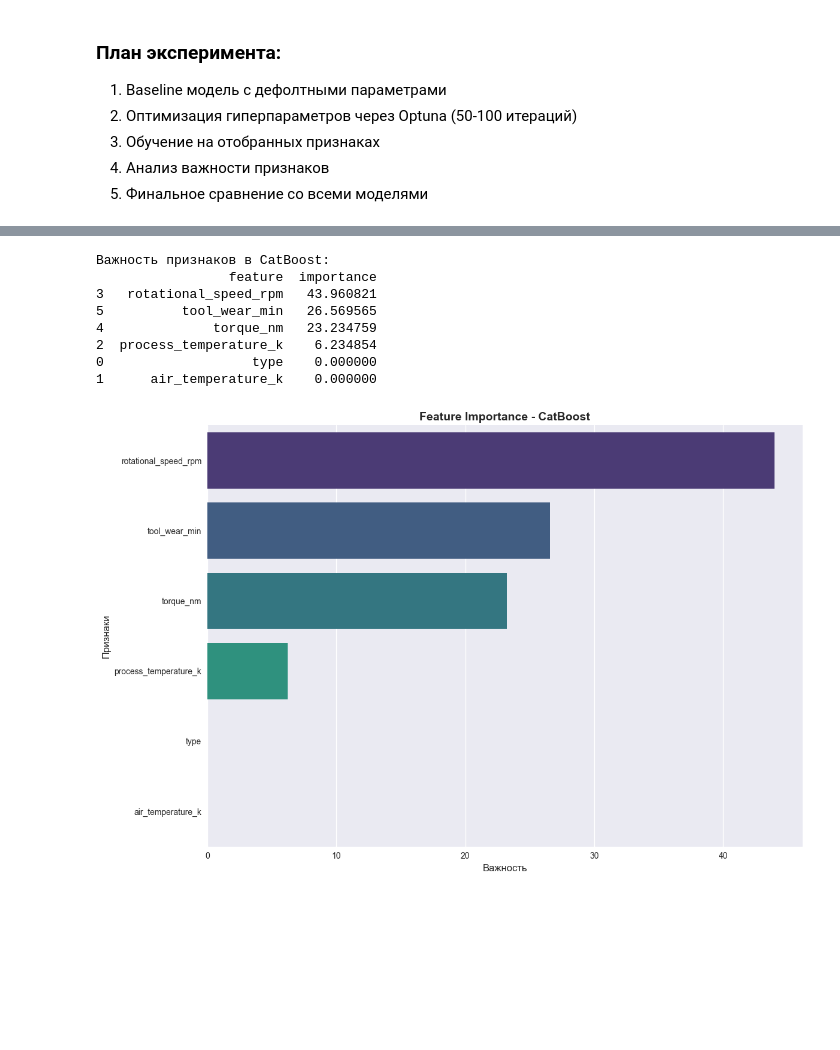
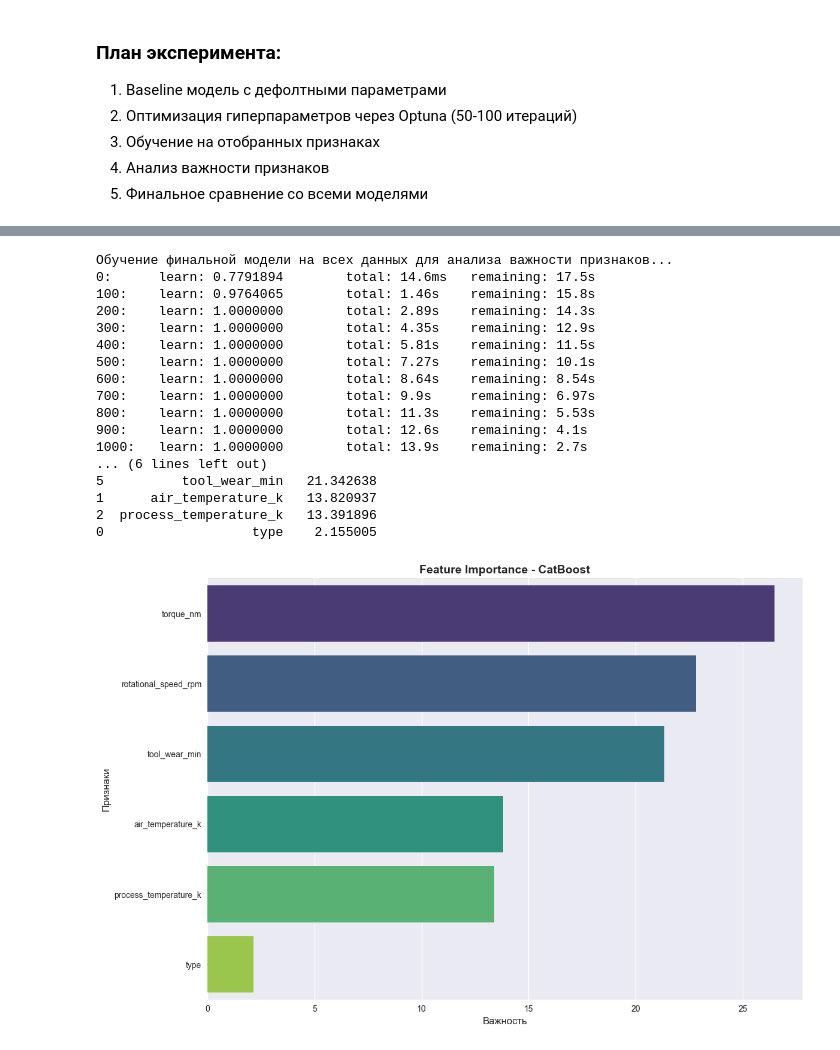
Before and after one commit to aleksandr-novikov/equipment-failure-prediction, a Jupyter notebook: solution.ipynb, the cells around one changed output, grey strips where cells are left out. Saved outputs shown, nothing was run; the diff lists cells and outputs as text; code cells hidden in the pictures; blank space fills up the shorter version.

```diff
--- a/solution.ipynb
+++ b/solution.ipynb
@@ -906,6 +906,7 @@ data["machine_failure"] = (data[core_failure_flags_codes].sum(axis=1) > 0).astyp
 
 # удаляем случыйные отказы
 df = data.drop(columns=["random_failure"])
+df_base = df.copy()
 # %%
 corr_new = data[core_failure_flags_codes + ["machine_failure"]].corr()
 
@@ -2801,35 +2618,56 @@ weighted avg       0.99      0.82      0.89     34108
 # %%
-# Анализ важности признаков в CatBoost
+print("\nОбучение финальной модели на всех данных для анализа важности признаков...")
 
-# Получаем важность признаков
-feature_importance_cb = cb_best.get_feature_importance()
-feature_names_cb = X_train_cb.columns
+full_pool = Pool(X_catboost, y_catboost, cat_features=cat_features)
 
-# Создаем DataFrame для удобства
+# Базовые параметры для финальной модели (БЕЗ early stopping)
+base_params_final = {
+    "loss_function": "Logloss",
+    "eval_metric": "Recall",
+    "auto_class_weights": "Balanced",
+    "random_state": 42,
+    "verbose": 100,
+}
+
+cb_final = CatBoostClassifier(**base_params_final, **best_params)
+cb_final.fit(full_pool)
+
+# Важность признаков
+feature_importance_cb = cb_final.get_feature_importance()
+feature_names_cb = X_catboost.columns
+
 importance_df_cb = pd.DataFrame({
     'feature': feature_names_cb,
     'importance': feature_importance_cb
 }).sort_values('importance', ascending=False)
 
 print("Важность признаков в CatBoost:")
 print(importance_df_cb)
 
-# Визуализация
 plt.figure(figsize=(12, 8))
 sns.barplot(data=importance_df_cb, x='importance', y='feature', palette='viridis')
 plt.title('Feature Importance - CatBoost', fontsize=14, fontweight='bold')
 plt.xlabel('Важность', fontsize=12)
 plt.ylabel('Признаки', fontsize=12)
 plt.tight_layout()
 plt.show()
 # %% [output]
-Важность признаков в CatBoost:
-                 feature  importance
-3   rotational_speed_rpm   43.960821
-5          tool_wear_min   26.569565
-4              torque_nm   23.234759
-2  process_temperature_k    6.234854
-0                   type    0.000000
-1      air_temperature_k    0.000000
+Обучение финальной модели на всех данных для анализа важности признаков...
+0:      learn: 0.7791894        total: 14.6ms   remaining: 17.5s
+100:    learn: 0.9764065        total: 1.46s    remaining: 15.8s
+200:    learn: 1.0000000        total: 2.89s    remaining: 14.3s
+300:    learn: 1.0000000        total: 4.35s    remaining: 12.9s
+400:    learn: 1.0000000        total: 5.81s    remaining: 11.5s
+500:    learn: 1.0000000        total: 7.27s    remaining: 10.1s
+600:    learn: 1.0000000        total: 8.64s    remaining: 8.54s
+700:    learn: 1.0000000        total: 9.9s     remaining: 6.97s
+800:    learn: 1.0000000        total: 11.3s    remaining: 5.53s
+900:    learn: 1.0000000        total: 12.6s    remaining: 4.1s
+1000:   learn: 1.0000000        total: 13.9s    remaining: 2.7s
+... (6 lines left out)
+5          tool_wear_min   21.342638
+1      air_temperature_k   13.820937
+2  process_temperature_k   13.391896
+0                   type    2.155005
-[figure, old version]
+[figure, new version]
 # %%
```
Also changed, not shown: parts of 62 cells of this notebook, 6 other files.
